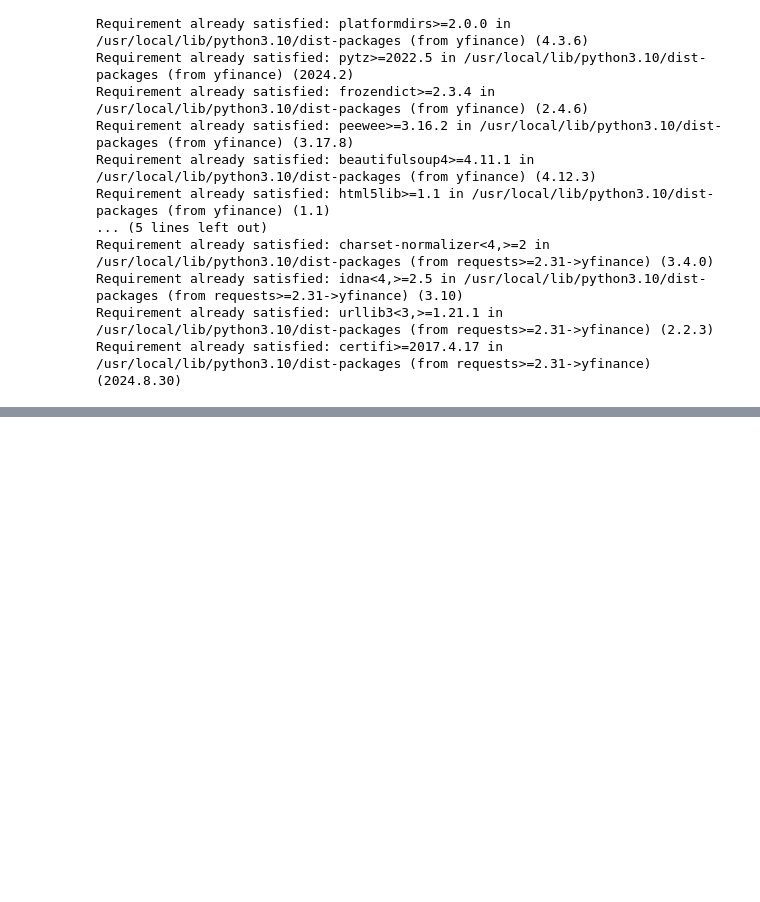
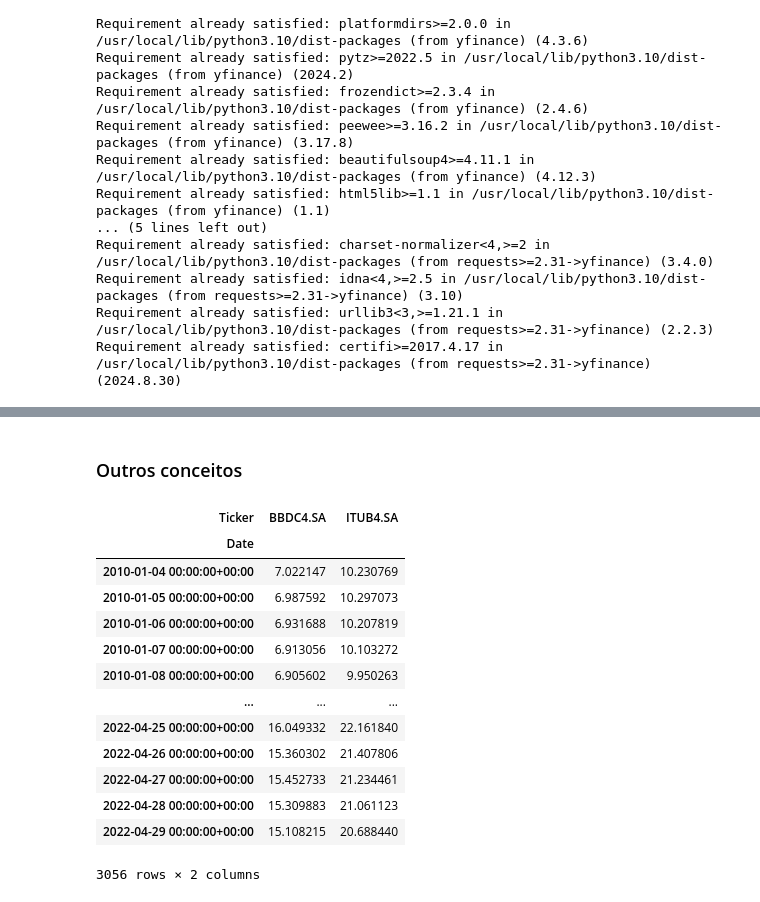
Before and after one commit to jotamath/curso_financas, a Jupyter notebook: curso_basico_python_financas.ipynb, the cells around one changed output, grey strips where cells are left out. Drawn from its saved outputs; the diff is of its cells as text; code cells hidden in the pictures; blank space fills up the shorter version.

```diff
--- a/curso_basico_python_financas.ipynb
+++ b/curso_basico_python_financas.ipynb
@@ -33,0 +60,20 @@ dados_bancarios =
+# %% [markdown]
+### Outros conceitos
+# %%
+data_frame_com_colunas_selecionadas = dados_bancarios[["BBDC4.SA", "ITUB4.SA"]]
+data_frame_com_colunas_selecionadas
+# %% [output]
+| Ticker | BBDC4.SA | ITUB4.SA |
+| Date |  |  |
+| 2010-01-04 00:00:00+00:00 | 7.022147 | 10.230769 |
+| 2010-01-05 00:00:00+00:00 | 6.987592 | 10.297073 |
+| 2010-01-06 00:00:00+00:00 | 6.931688 | 10.207819 |
+| 2010-01-07 00:00:00+00:00 | 6.913056 | 10.103272 |
+| 2010-01-08 00:00:00+00:00 | 6.905602 | 9.950263 |
+| ... | ... | ... |
+| 2022-04-25 00:00:00+00:00 | 16.049332 | 22.161840 |
+| 2022-04-26 00:00:00+00:00 | 15.360302 | 21.407806 |
+| 2022-04-27 00:00:00+00:00 | 15.452733 | 21.234461 |
+| 2022-04-28 00:00:00+00:00 | 15.309883 | 21.061123 |
+| 2022-04-29 00:00:00+00:00 | 15.108215 | 20.688440 |
+3056 rows × 2 columns
```
Also changed, not shown: parts of 4 cells of this notebook.
